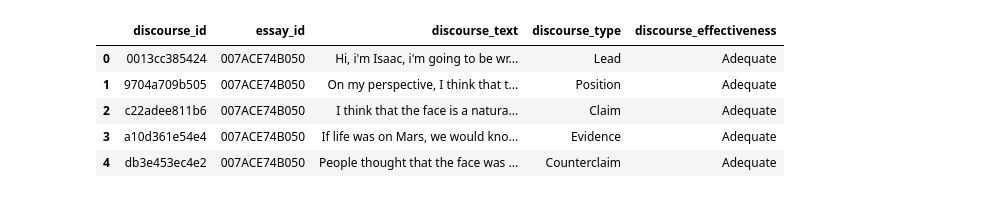
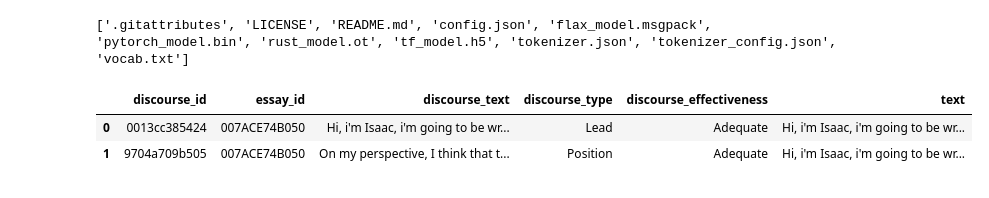
Before and after one commit to bogdad/feedbackprizekaggle, a Jupyter notebook: feedback.ipynb, the cells around one changed output. Saved outputs shown, nothing was run; the diff lists cells and outputs as text; code cells hidden in the pictures.

Commit message:
model storage beginning

```diff
--- a/feedback.ipynb
+++ b/feedback.ipynb
@@ -5,2 +208,8 @@ import pandas as pd
+# %%
+from transformers import BertTokenizerFast
+tokenizer = BertTokenizerFast.from_pretrained('bert-base-uncased')
+# %% [output]
+['.gitattributes', 'LICENSE', 'README.md', 'config.json', 'flax_model.msgpack', 'pytorch_model.bin', 'rust_model.ot', 'tf_model.h5', 'tokenizer.json', 'tokenizer_config.json', 'vocab.txt']
 # %%
-train = pd.read_csv("../input/feedback-prize-effectiveness/train.csv")
+df_train = pd.read_csv("../input/feedback-prize-effectiveness/train.csv")
+df_test = pd.read_csv("../input/feedback-prize-effectiveness/test.csv")
@@ -9,10 +216,10 @@ test = pd.read_csv("../input/feedback-prize-effectiveness/test.csv")
+# %%
+df_train["text"] = df_train["essay_id"].apply(lambda x: open(f'../input/feedback-prize-effectiveness/train/{x}.txt').read())
+df_test["text"] = df_test["essay_id"].apply(lambda x: open(f'../input/feedback-prize-effectiveness/test/{x}.txt').read())
 # %%
-pd.set_option('displitay.max_colwidth', 2550)
-train.head(5)
+pd.set_option('display.max_colwidth', 2550)
+df_train.head(2)
 # %% [output]
-|  | discourse_id | essay_id | discourse_text | discourse_type | discourse_effectiveness |
-| 0 | 0013cc385424 | 007ACE74B050 | Hi, i'm Isaac, i'm going to be wr... | Lead | Adequate |
-| 1 | 9704a709b505 | 007ACE74B050 | On my perspective, I think that t... | Position | Adequate |
-| 2 | c22adee811b6 | 007ACE74B050 | I think that the face is a natura... | Claim | Adequate |
-| 3 | a10d361e54e4 | 007ACE74B050 | If life was on Mars, we would kno... | Evidence | Adequate |
-| 4 | db3e453ec4e2 | 007ACE74B050 | People thought that the face was ... | Counterclaim | Adequate |
+|  | discourse_id | essay_id | discourse_text | discourse_type | discourse_effectiveness | text |
+| 0 | 0013cc385424 | 007ACE74B050 | Hi, i'm Isaac, i'm going to be wr... | Lead | Adequate | Hi, i'm Isaac, i'm going to be wr... |
+| 1 | 9704a709b505 | 007ACE74B050 | On my perspective, I think that t... | Position | Adequate | Hi, i'm Isaac, i'm going to be wr... |
```
Also changed, not shown: parts of 22 cells of this notebook.
